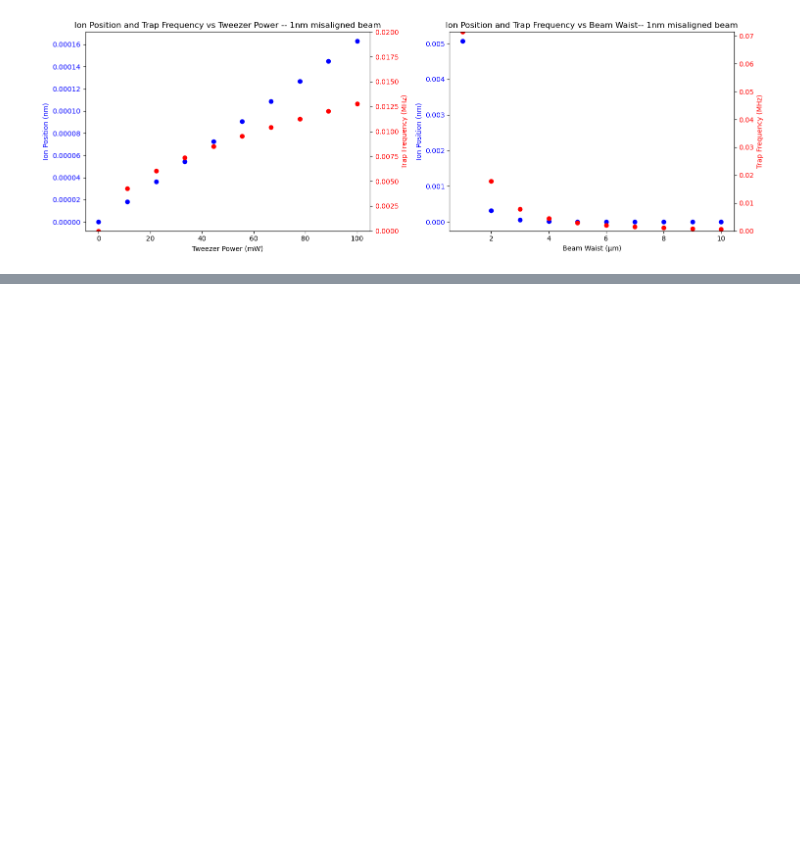
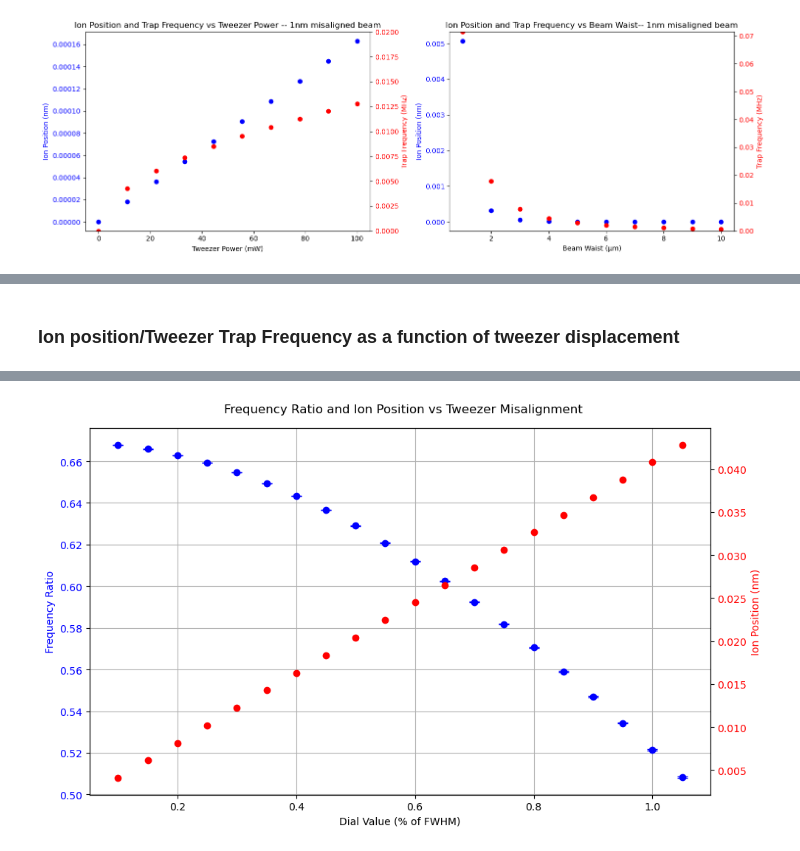
Before and after one commit to SQRLab/BladeRunner, a Jupyter notebook: Tweezers/TweezerFigures.ipynb, the cells around one changed output, grey strips where cells are left out. Drawn from its saved outputs; the diff is of its cells as text; code cells hidden in the pictures; blank space fills up the shorter version.

Commit message:
one more single ion figure

```diff
--- a/Tweezers/TweezerFigures.ipynb
+++ b/Tweezers/TweezerFigures.ipynb
@@ -387,0 +356,68 @@ array([0.00000000e+00, 1.11111111e-07, 2.22222222e-07, 3.33333333e-07,
+# %% [markdown]
+### Ion position/Tweezer Trap Frequency as a function of tweezer displacement
+# %%
+from scipy.optimize import curve_fit
+# Dial values for both calculations
+dial_values = np.arange(0.1, 1.1, 0.05)
+ratios = []
+errors = []
+positions3 = []
+omega_tw_radial3 = []
+
+def quadratic(x,a,b):
+    return a+b*(x**2)
+
+for dial in dial_values:
+    # Intensity and frequency ratio
+    r_max = (FWHM / 2) * (dial + dial * 0.025)
+    r_min = (FWHM / 2) * (dial - dial * 0.025)
+    r_pos = np.linspace(r_min, r_max, 100)
+
+    int_vals = intensity(P0_fixed, FWHM, 0, r_pos, tweezer_wavelength)
+    ydata = potential_position_dependent(omega_res, linewidths, tweezer_wavelength, int_vals)
+
+    xdata = r_pos
+    popt, pcov = curve_fit(quadratic, xdata, ydata)
+    fit = np.sqrt(2 * popt[1] / m)
+    perr = np.sqrt(np.diag(pcov))
+    fit_error = np.abs(fit * (perr[1] / popt[1]))
+
+    analytical = tweezer_optical_potential_to_trap_frequency(tweezer_wavelength, linewidths, omega_res, P0_fixed, FWHM, m)
+    ratio = fit / analytical[0]
+    ratio_error = fit_error / analytical[0]
+
+    ratios.append(ratio)
+    errors.append(ratio_error)
+
+    # Displacement and ion position
+    displacement = beam_waist_fixed * dial
+    omega_tw_radial = tweezer_optical_potential_to_trap_frequency(tweezer_wavelength, linewidths, omega_res, P0_fixed, beam_waist_fixed, m)[0]
+    tweeze_on = fsolve(pot_derivative_with_tweeze, ionspacing[0], args=(omega_rf_axial, omega_tw_radial, tweezed_ion, displacement))
+    positions3.append(tweeze_on[0])
+    omega_tw_radial3.append(omega_tw_radial)
+
+positions3 = np.array(positions3) * 1e9  # Convert to nm
+freq_tw_radial3 = np.array(omega_tw_radial3) * 1e-6 / (2 * np.pi)  # Convert to MHz
+
+# Unified plot
+fig, ax1 = plt.subplots(figsize=(10, 6))
+
+# Plot dial values vs frequency ratio
+ax1.errorbar(dial_values, ratios, yerr=errors, fmt='o', label='Fit/Analytical Frequency Ratio', color='blue', capsize=5)
+ax1.set_xlabel('Dial Value (% of FWHM)')
+ax1.set_ylabel('Frequency Ratio', color='blue')
+ax1.tick_params(axis='y', labelcolor='blue')
+
+# Secondary axis for displacement vs ion position
+ax2 = ax1.twinx()
+ax2.plot(dial_values, positions3, 'o', color='red', label='Ion Position')
+ax2.set_ylabel('Ion Position (nm)', color='red')
+ax2.tick_params(axis='y', labelcolor='red')
+
+# Add grid, legend, and title
+fig.suptitle('Frequency Ratio and Ion Position vs Tweezer Misalignment')
+ax1.grid(True)
+fig.tight_layout()
+
+plt.show()
+# %% [output]
@@ -387,0 +425 @@ array([0.00000000e+00, 1.11111111e-07, 2.22222222e-07, 3.33333333e-07,
+[figure, added]
```
Also changed, not shown: parts of 10 cells of this notebook.
